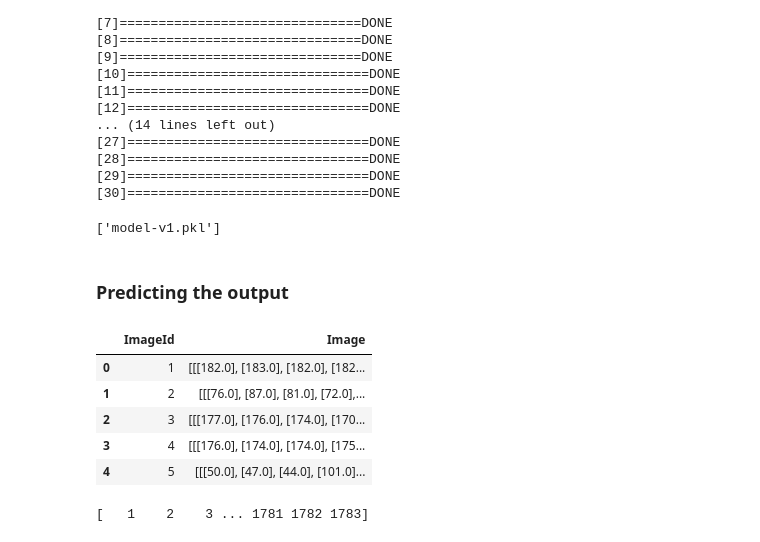
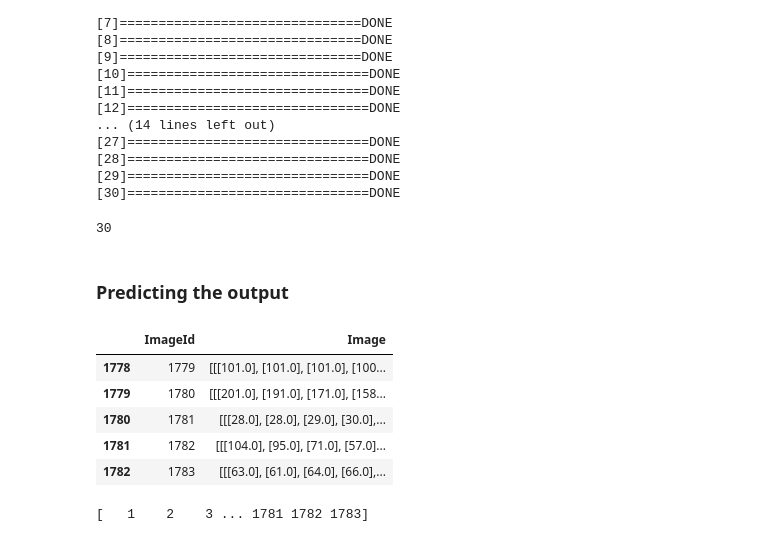
Before and after one commit to vishal-adithya/FacePointX, a Jupyter notebook: main.ipynb, the cells around one changed output. Cells and saved outputs as stored; diff of their text form; code cells hidden in the pictures.

Commit message:
Model built and ready to predict test data

```diff
--- a/main.ipynb
+++ b/main.ipynb
@@ -169,24 +190,27 @@ for i in range(y.shape[1]):
 # %%
-model_dict = {f"model_{i}": models_l[i] for i in range(30)}
+model_dict = {keypoint_names[i] : models_l[i]  for i in range(30)}
+
+
 joblib.dump(model_dict,"model-v1.pkl")
+print(len(model_dict))
 # %% [output]
-['model-v1.pkl']
+30
+# %% [markdown]
+### Predicting the output
 # %%
 model_dict = joblib.load("model-v1.pkl")
-# %% [markdown]
-### Predicting the output
 # %%
 test_csv_filepath = os.path.join("Data","test.csv")
 test_df = pd.read_csv(test_csv_filepath)
 test_df["Image"] = test_df["Image"].apply(lambda x: np.fromstring(x,sep = " ").reshape(96,96,1))
-test_df.head()
+test_df.tail()
 # %% [output]
 |  | ImageId | Image |
-| 0 | 1 | [[[182.0], [183.0], [182.0], [182... |
-| 1 | 2 | [[[76.0], [87.0], [81.0], [72.0],... |
-| 2 | 3 | [[[177.0], [176.0], [174.0], [170... |
-| 3 | 4 | [[[176.0], [174.0], [174.0], [175... |
-| 4 | 5 | [[[50.0], [47.0], [44.0], [101.0]... |
+| 1778 | 1779 | [[[101.0], [101.0], [101.0], [100... |
+| 1779 | 1780 | [[[201.0], [191.0], [171.0], [158... |
+| 1780 | 1781 | [[[28.0], [28.0], [29.0], [30.0],... |
+| 1781 | 1782 | [[[104.0], [95.0], [71.0], [57.0]... |
+| 1782 | 1783 | [[[63.0], [61.0], [64.0], [66.0],... |
 # %%
 X_test = test_df["Image"].values / 255.0
 X_test_resized = np.array([cv2.resize(x,(128,128)) for x in X_test])
```
Also changed, not shown: parts of 12 cells of this notebook, 5 other files.
